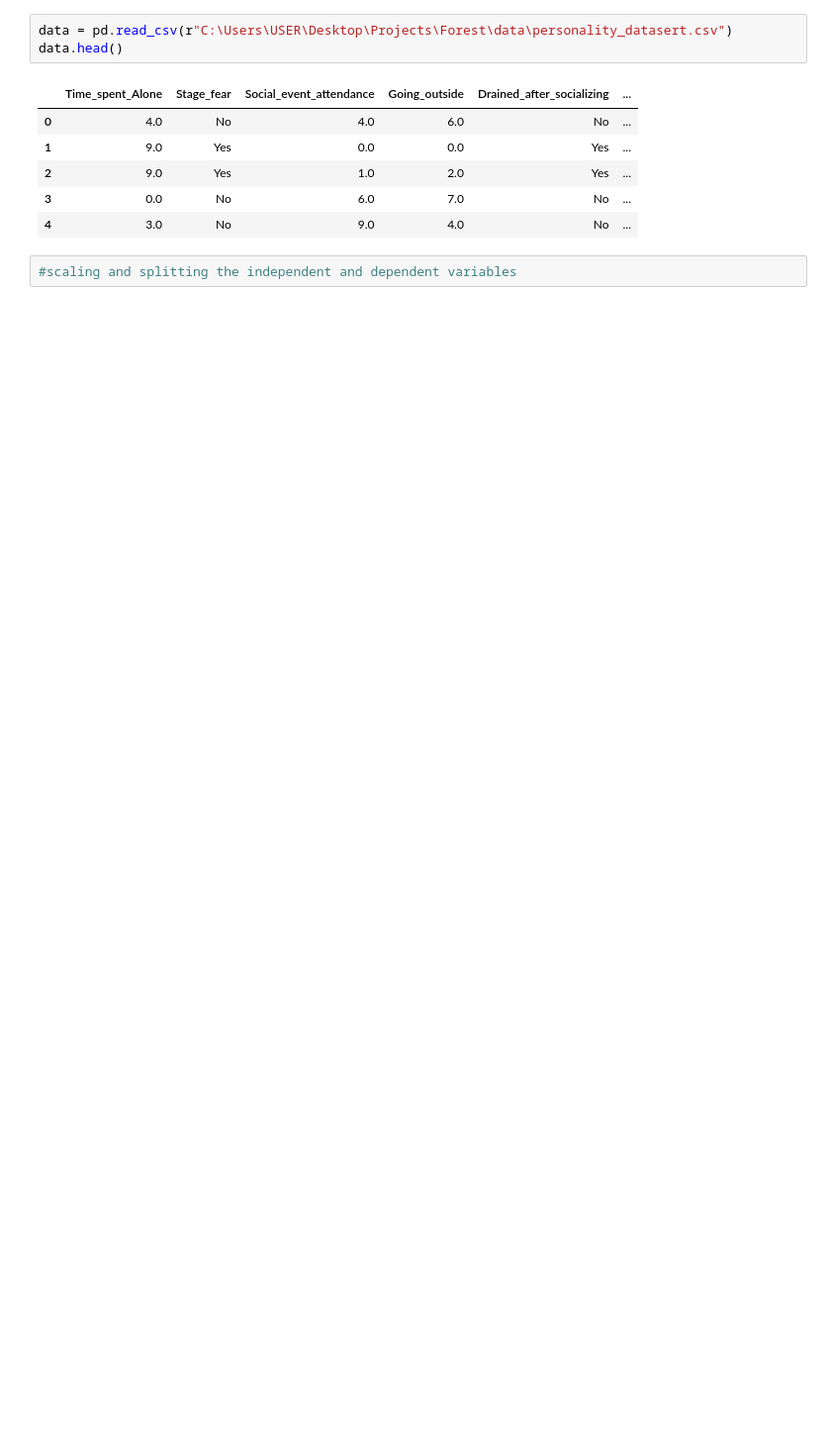
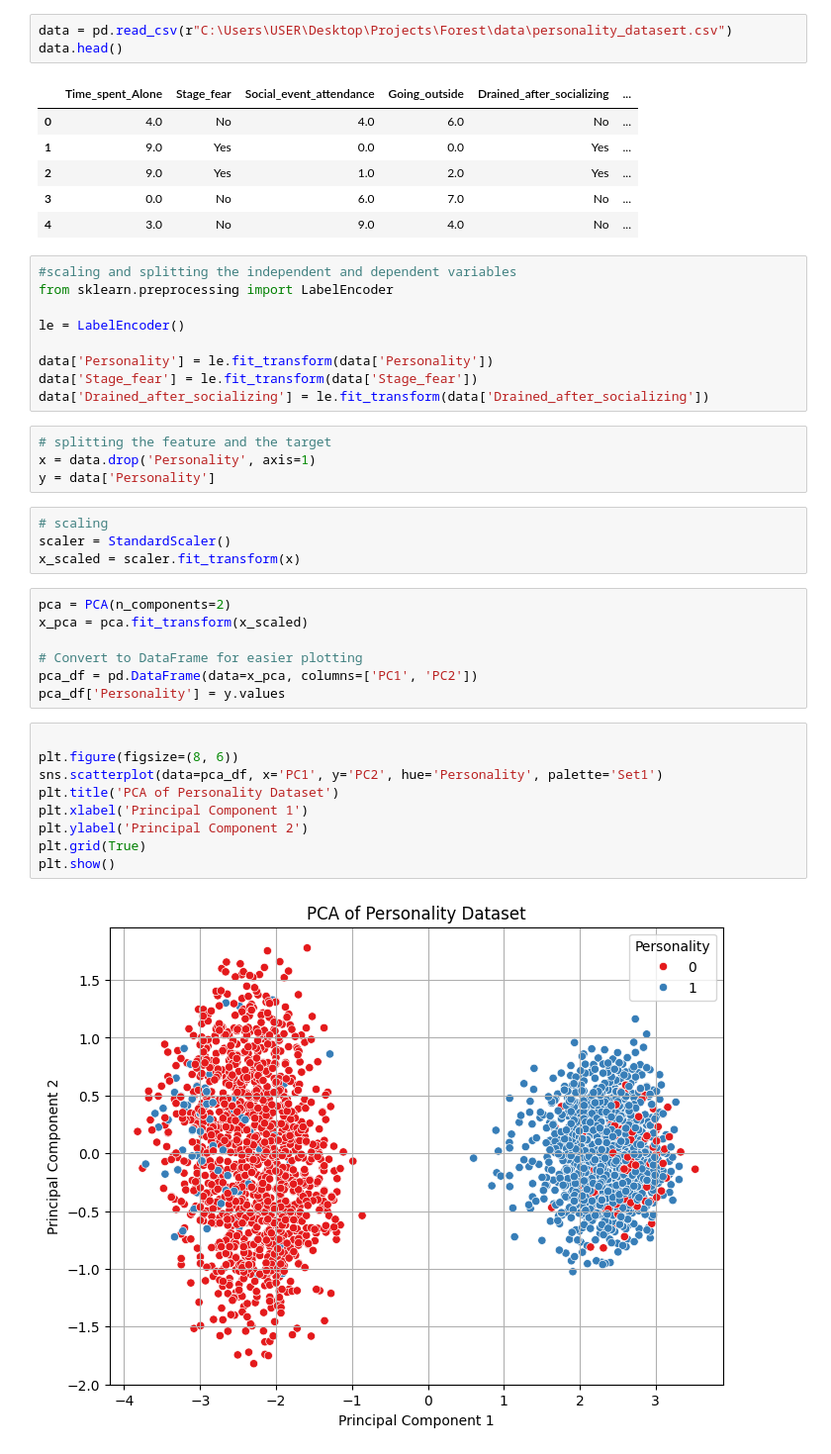
Before and after one commit to JoshOmondi/Personality, a Jupyter notebook: notebooks/PCA.ipynb, the cells around one changed output. Shown: that part at 99% size. Cells and saved outputs as stored; diff of their text form; blank space fills up the shorter version.

```diff
--- a/notebooks/PCA.ipynb
+++ b/notebooks/PCA.ipynb
@@ -16,3 +16,36 @@ data.head()
 | 4 | 3.0 | No | 9.0 | 4.0 | No | ... |
 # %%
 #scaling and splitting the independent and dependent variables
+from sklearn.preprocessing import LabelEncoder
+
+le = LabelEncoder()
+
+data['Personality'] = le.fit_transform(data['Personality'])
+data['Stage_fear'] = le.fit_transform(data['Stage_fear'])
+data['Drained_after_socializing'] = le.fit_transform(data['Drained_after_socializing'])
+# %%
+# splitting the feature and the target
+x = data.drop('Personality', axis=1)
+y = data['Personality']
+# %%
+# scaling
+scaler = StandardScaler()
+x_scaled = scaler.fit_transform(x)
+# %%
+pca = PCA(n_components=2)
+x_pca = pca.fit_transform(x_scaled)
+
+# Convert to DataFrame for easier plotting
+pca_df = pd.DataFrame(data=x_pca, columns=['PC1', 'PC2'])
+pca_df['Personality'] = y.values
+# %%
+
+plt.figure(figsize=(8, 6))
+sns.scatterplot(data=pca_df, x='PC1', y='PC2', hue='Personality', palette='Set1')
+plt.title('PCA of Personality Dataset')
+plt.xlabel('Principal Component 1')
+plt.ylabel('Principal Component 2')
+plt.grid(True)
+plt.show()
+# %% [output]
+[figure, added]
```
Also changed, not shown: parts of 2 cells of this notebook.
